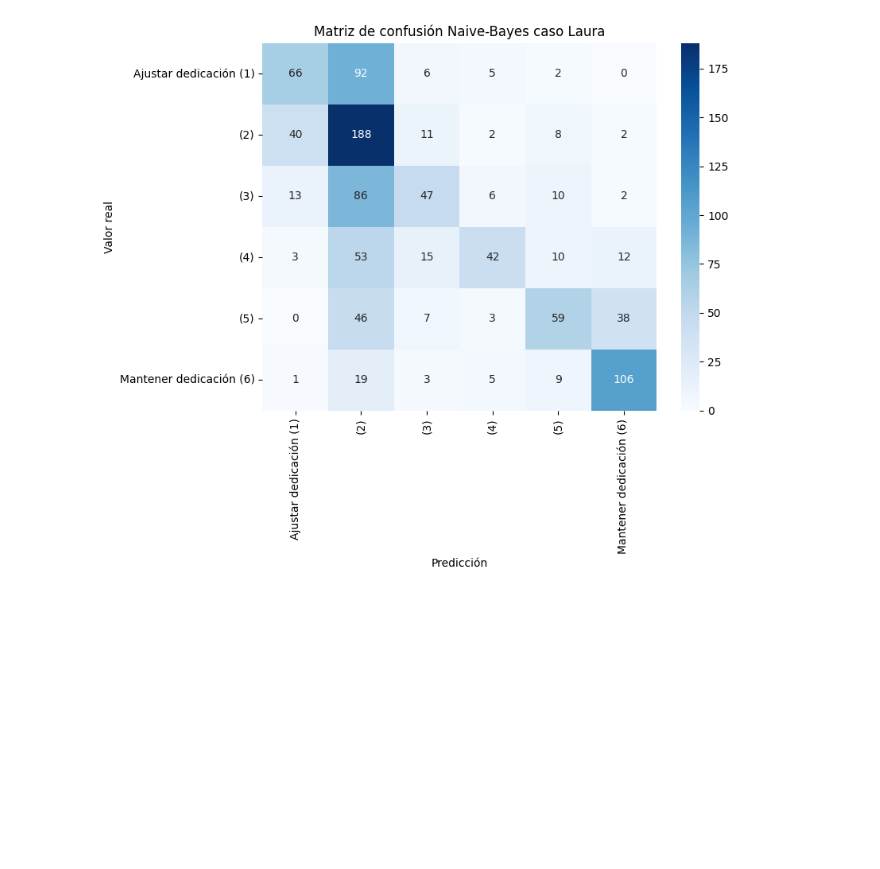
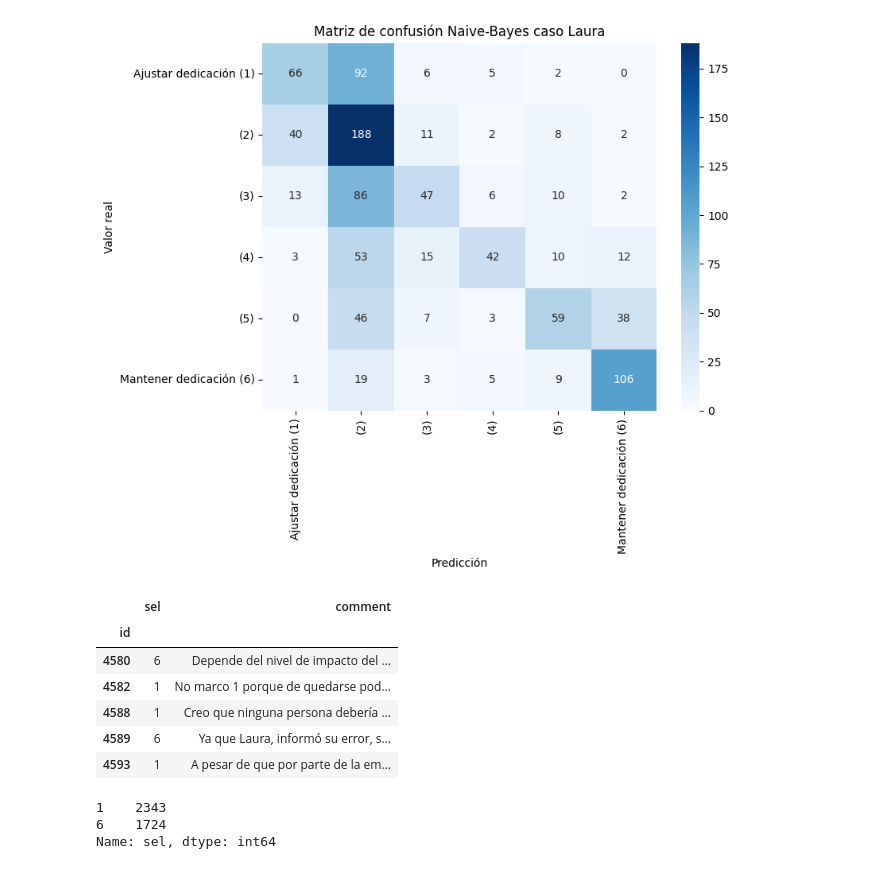
Before and after one commit to camilocarvajalreyes/ethicapp-nlp, a Jupyter notebook: NB_laura.ipynb, the cells around one changed output. Saved outputs shown, nothing was run; the diff lists cells and outputs as text; code cells hidden in the pictures; blank space fills up the shorter version.

```diff
--- a/NB_laura.ipynb
+++ b/NB_laura.ipynb
@@ -151,3 +151,22 @@ plt.title('Matriz de confusión Naive-Bayes caso Laura')
 plt.show()
 # %% [output]
 [figure]
+# %%
+df.loc[(df['sel']==2) | (df['sel']==3),'sel'] = 1
+df.loc[(df['sel']==4) | (df['sel']==5),'sel'] = 6
+
+df.head()
+# %% [output]
+|  | sel | comment |
+| id |  |  |
+| 4580 | 6 | Depende del nivel de impacto del ... |
+| 4582 | 1 | No marco 1 porque de quedarse pod... |
+| 4588 | 1 | Creo que ninguna persona debería ... |
+| 4589 | 6 | Ya que Laura, informó su error, s... |
+| 4593 | 1 | A pesar de que por parte de la em... |
+# %%
+df['sel'].value_counts()
+# %% [output]
+1    2343
+6    1724
+Name: sel, dtype: int64
```
Also changed, not shown: parts of 4 cells of this notebook, 3 other files.
